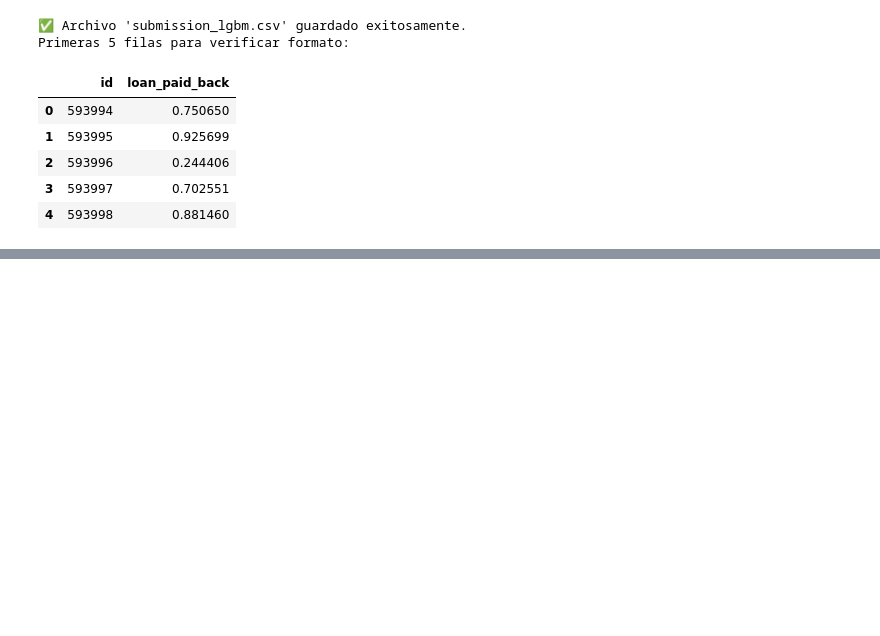
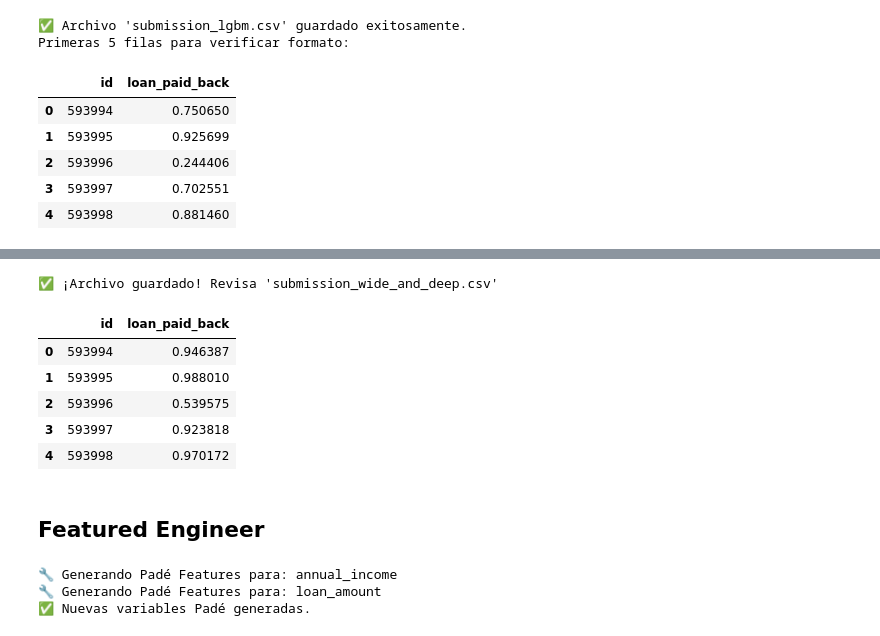
Before and after one commit to JulianSalazarD/kaggle, a Jupyter notebook: final.ipynb, the cells around one changed output, grey strips where cells are left out. Cells and saved outputs as stored; diff of their text form; code cells hidden in the pictures; blank space fills up the shorter version.

```diff
--- a/final.ipynb
+++ b/final.ipynb
@@ -1303,0 +1431,4 @@ y_probs_xgb = xgb_model2.predict_proba(X_test_lgb)[:, 1]
+# %%
+df_test = transform_category(test, X.columns, le_grade, scaler)
+numeric_cols = df_test.select_dtypes(include=['int64', 'float64', 'int32', 'float32']).columns.tolist()
+test_num = df_test[numeric_cols].copy()
@@ -1303,0 +1440,4 @@ y_probs_xgb = xgb_model2.predict_proba(X_test_lgb)[:, 1]
+# %%
+leaves_test = lgb_model.predict(df_test, pred_leaf=True)
+# %%
+predictions = model_wd.predict([leaves_test, test_num]).ravel()
@@ -1303,0 +1446,19 @@ y_probs_xgb = xgb_model2.predict_proba(X_test_lgb)[:, 1]
+# %%
+submission = pd.DataFrame({
+    'id': test.index,
+    'loan_paid_back': predictions
+})
+
+submission.to_csv('submission_wide_and_deep.csv', index=False)
+print("✅ ¡Archivo guardado! Revisa 'submission_wide_and_deep.csv'")
+display(submission.head())
+# %% [output]
+✅ ¡Archivo guardado! Revisa 'submission_wide_and_deep.csv'
+|  | id | loan_paid_back |
+| 0 | 593994 | 0.946387 |
+| 1 | 593995 | 0.988010 |
+| 2 | 593996 | 0.539575 |
+| 3 | 593997 | 0.923818 |
+| 4 | 593998 | 0.970172 |
+# %% [markdown]
+## Featured Engineer
@@ -1303,0 +1517,16 @@ y_probs_xgb = xgb_model2.predict_proba(X_test_lgb)[:, 1]
+# %%
+# --- USO RECOMENDADO ---
+# Solo aplícalo a variables continuas con "riesgo de cola" (outliers peligrosos)
+risk_candidates = [
+    'annual_income',
+    'loan_amount',
+]
+
+df_fe , df_test_fe = df.copy(), test.copy()
+df_fe, df_test_fe = engineer_pade_features(df_fe, df_test_fe, risk_candidates)
+
+print("✅ Nuevas variables Padé generadas.")
+# %% [output]
+🔧 Generando Padé Features para: annual_income
+🔧 Generando Padé Features para: loan_amount
+✅ Nuevas variables Padé generadas.
```
Also changed, not shown: parts of 50 cells of this notebook.
